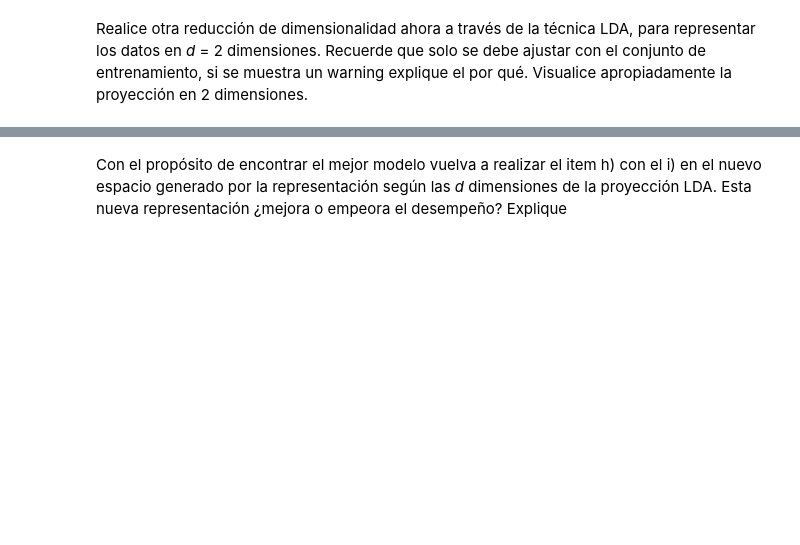
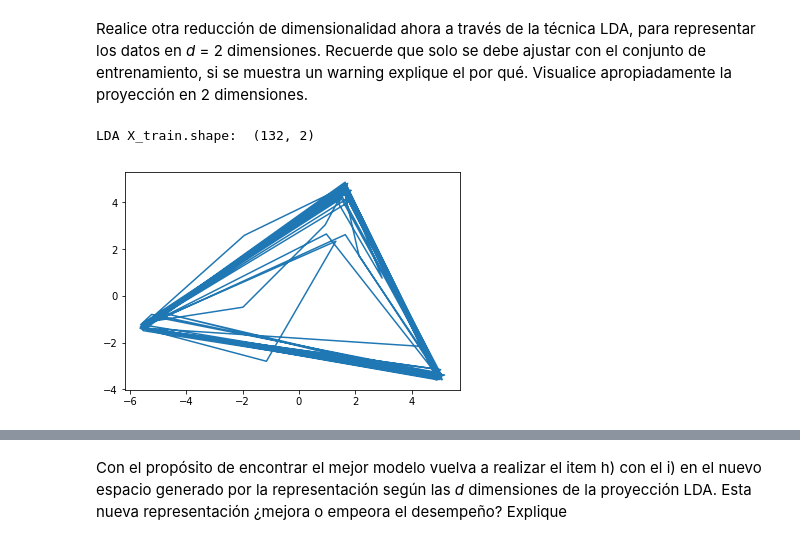
Before and after one commit to sebastian-aranda/machine_learning_utfsm, a Jupyter notebook: tarea2/Tarea 2.ipynb, the cells around one changed output, grey strips where cells are left out. Cells and saved outputs as stored; diff of their text form; code cells hidden in the pictures; blank space fills up the shorter version.

```diff
--- a/tarea2/Tarea 2.ipynb
+++ b/tarea2/Tarea 2.ipynb
@@ -294,8 +401,17 @@ Experimente con diferentes dimensiones <i>d</i> para la proyección de PCA con e
 # %% [markdown]
 Realice otra reducción de dimensionalidad ahora a través de la técnica LDA, para representar los datos en <i>d</i> = 2 dimensiones. Recuerde que solo se debe ajustar con el conjunto de entrenamiento, si se muestra un warning explique el por qué. Visualice apropiadamente la proyección en 2 dimensiones.
 # %%
+#LDA
 from sklearn.discriminant_analysis import LinearDiscriminantAnalysis as LDA
 model_lda = LDA(n_components=2)
 model_lda.fit(X_train,y_train)
-X_pca_train = model_lda.transform(X_train)
-X_pca_test = model_lda.transform(X_test)
+X_lda_train = model_lda.transform(X_train)
+X_lda_test = model_lda.transform(X_test)
+
+print "LDA X_train.shape: ", X_lda_train.shape
+plt.figure()
+plt.plot(X_lda_train[:,0], X_lda_train[:,1])
+plt.show()
+# %% [output]
+LDA X_train.shape:  (132, 2)
+[figure, added]
```
Also changed, not shown: parts of 33 cells of this notebook.
